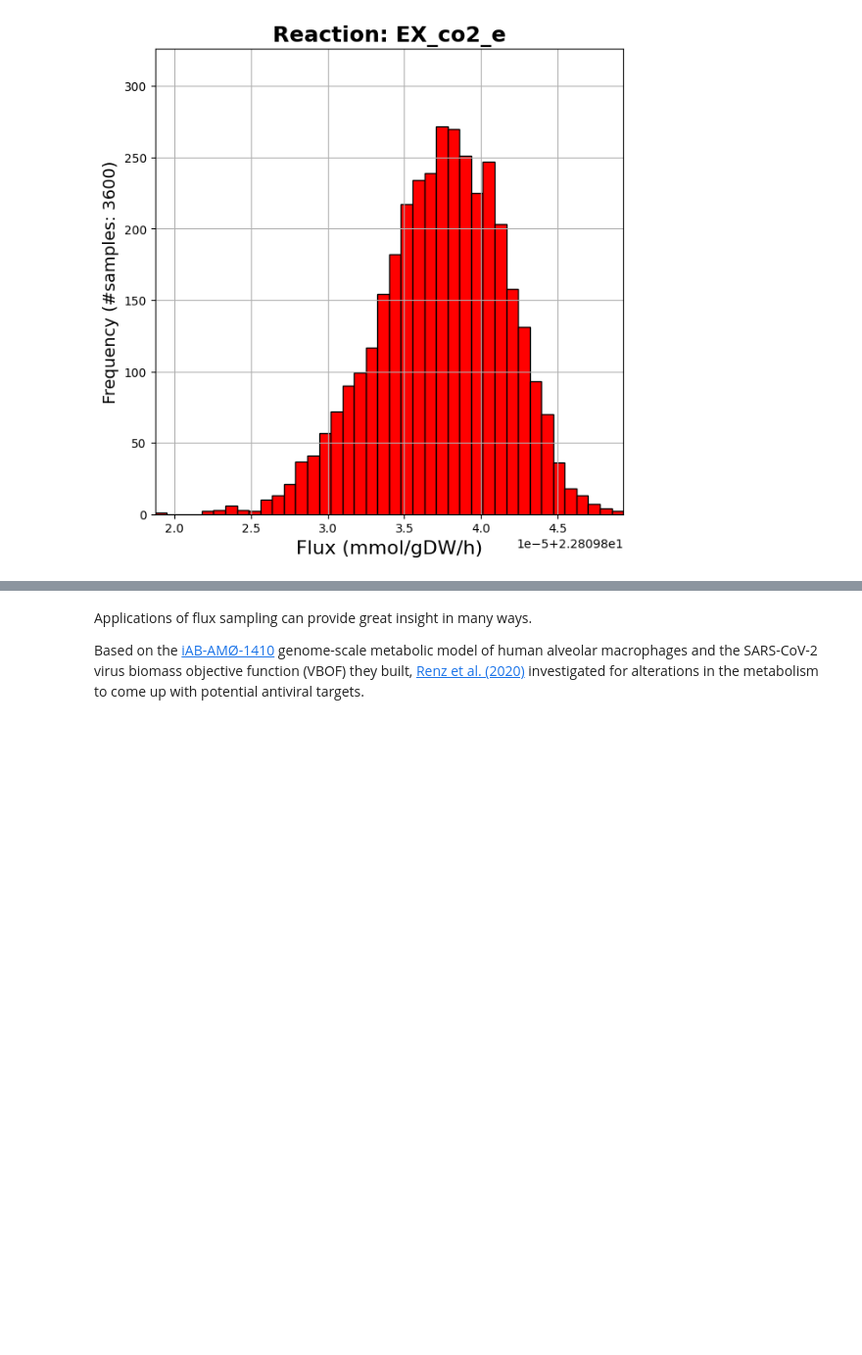
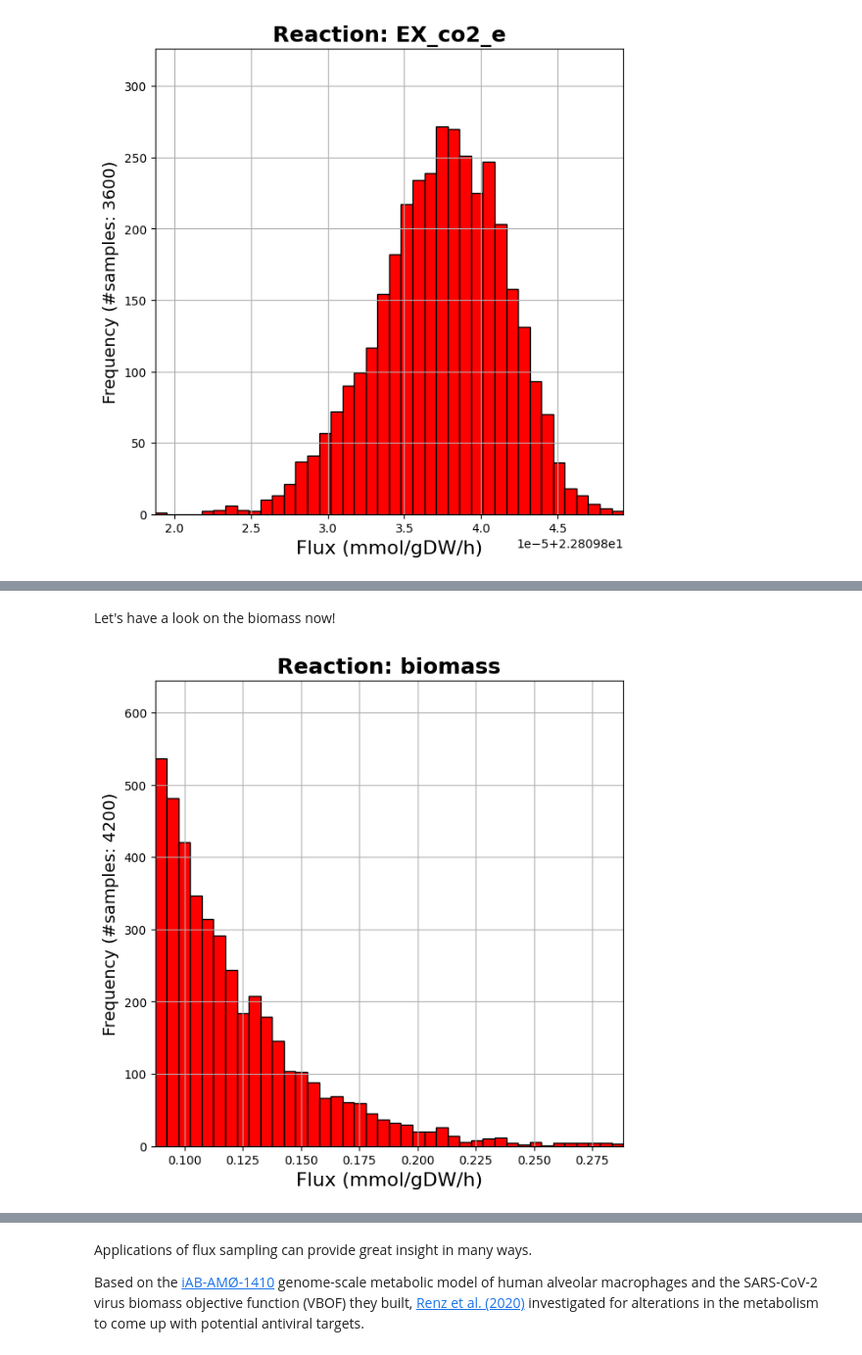
Before and after one commit to GeomScale/dingo, a Jupyter notebook: tutorials/dingo_tutorial.ipynb, the cells around one changed output, grey strips where cells are left out. Shown at 98% size. Drawn from its saved outputs; the diff is of its cells as text; code cells hidden in the pictures; blank space fills up the shorter version.

```diff
--- a/tutorials/dingo_tutorial.ipynb
+++ b/tutorials/dingo_tutorial.ipynb
@@ -495,0 +525,8 @@ The range again is super short, making CO2 having a fixed value for the biomass
+# %% [markdown]
+Let's have a look on the biomass now!
+# %%
+dingo.illustrations.plot_histogram(
+    suboptimal_steady_states[24], "biomass"
+)
+# %% [output]
+[figure, added]
```
Also changed, not shown: parts of 32 cells of this notebook.
